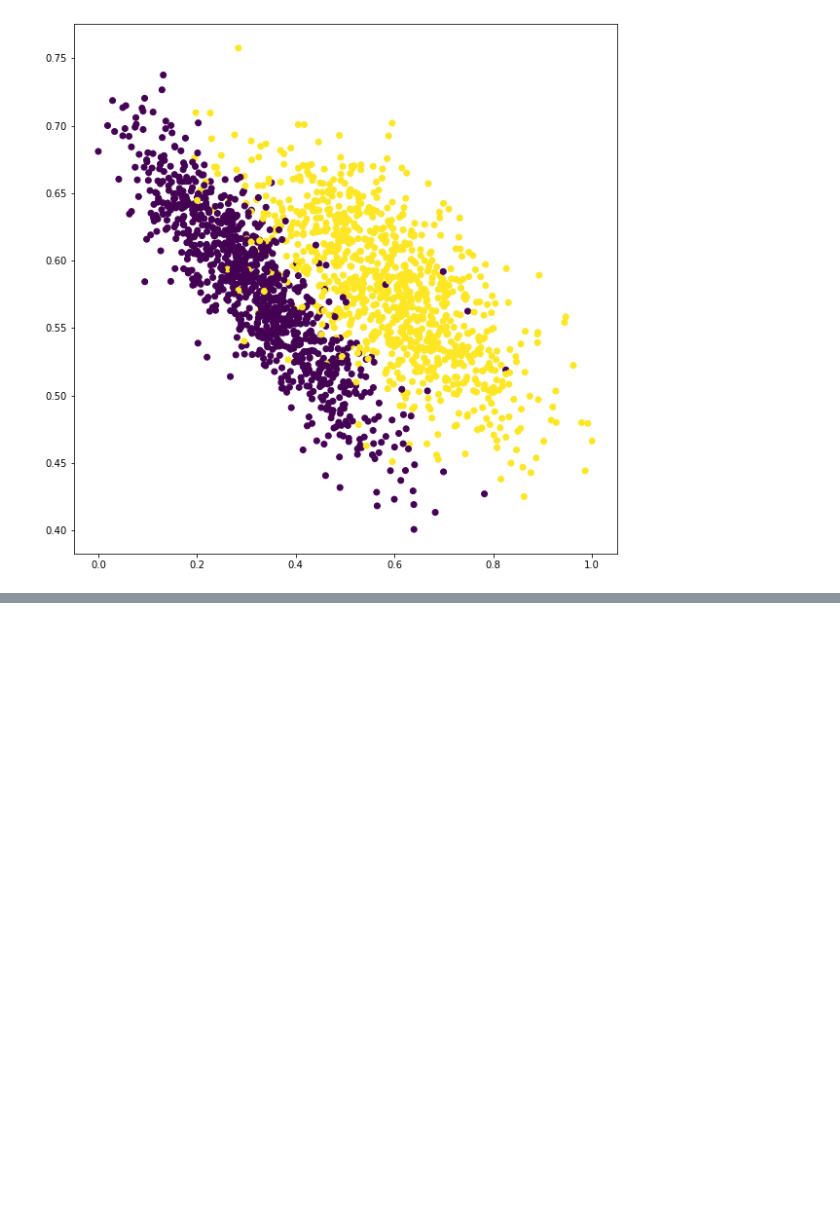
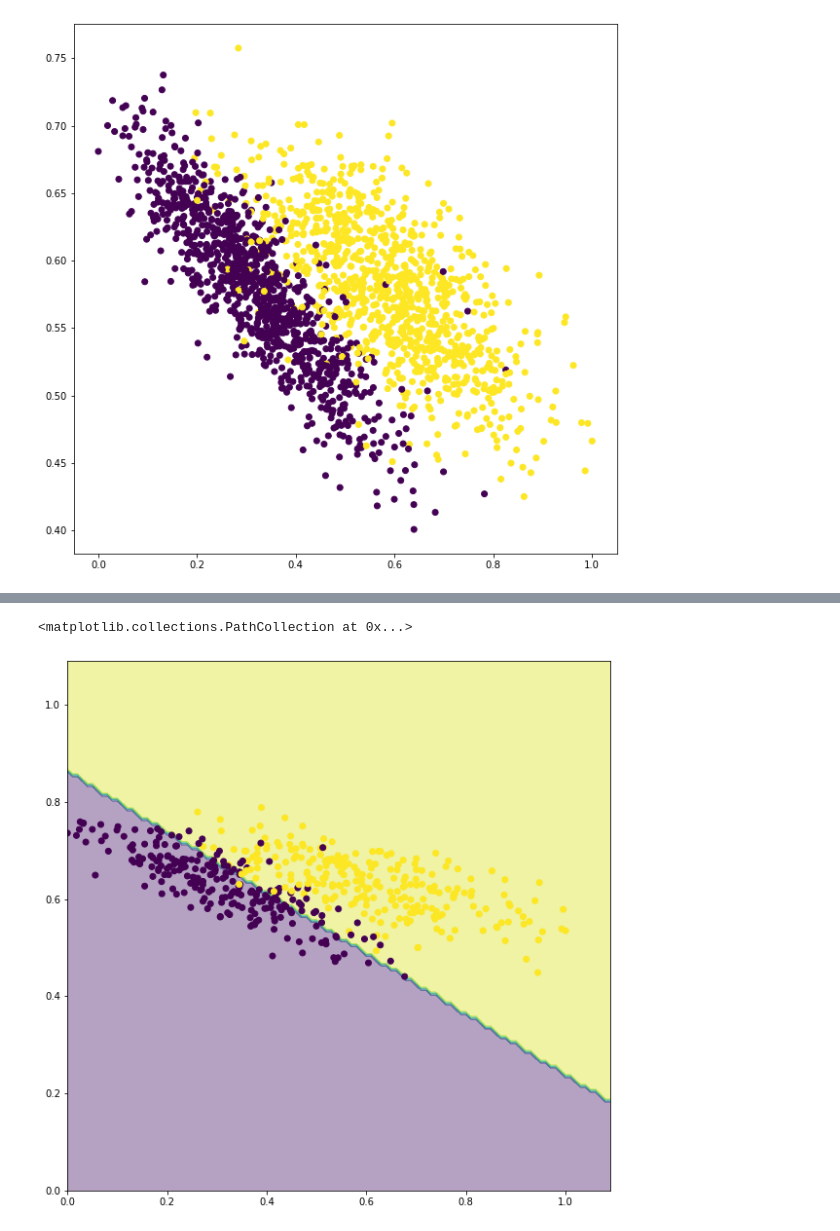
Before and after one commit to jakub-kowalik/PUM, a Jupyter notebook: lab2/lab2.ipynb, the cells around one changed output, grey strips where cells are left out. Saved outputs shown, nothing was run; the diff lists cells and outputs as text; code cells hidden in the pictures; blank space fills up the shorter version.

```diff
--- a/lab2/lab2.ipynb
+++ b/lab2/lab2.ipynb
@@ -49,16 +50,21 @@ repeats = 100
 # %%
 X, y = datasets.make_classification(n_features=2, random_state=seed, n_redundant=0, n_samples=samples, n_classes=2, n_clusters_per_class=1)
 
+
 X_train, X_test, y_train, y_test = train_test_split(X, y, train_size=train_split, test_size=test_split, random_state=seed)
 
-mesh = np.meshgrid(arange(0, 1.1, 0.01), arange(0, 1.1, 0.01))[0]
-
-
+xx, yy = np.meshgrid(np.arange(0, 1.1, 0.01),
+                       np.arange(0, 1.1, 0.01))
+#
 X_train = my_normalize(X_train)
 y_train = my_normalize(y_train)
 X_test = my_normalize(X_test)
 y_test = my_normalize(y_test)
 
+y_test[y_test == 0] = -1
+y_train[y_train == 0] = -1
+
+
 
 plt.figure(figsize=(10,10))
 plt.scatter(X_train[:, 0], X_train[:, 1], c=y_train)
@@ -110,0 +142,18 @@ KOX
+# %%
+model_ridge = RidgeClassifier(copy_X=True)
+
+start_ridge = time.perf_counter()
+for i in range(repeats):
+    model_ridge.fit(X_train, y_train)
+ridge_time = time.perf_counter() - start_ridge
+
+predict = model_ridge.predict(c_[xx.ravel(), yy.ravel()])
+
+predict = predict.reshape(xx.shape)
+# %%
+plt.figure(figsize=(10,10))
+plt.contourf(xx, yy, predict, alpha=0.4)
+plt.scatter(X_test[:, 0], X_test[:, 1], c=y_test)
+# %% [output]
+<matplotlib.collections.PathCollection at 0x...>
+[figure, added]
```
Also changed, not shown: parts of 11 cells of this notebook.
